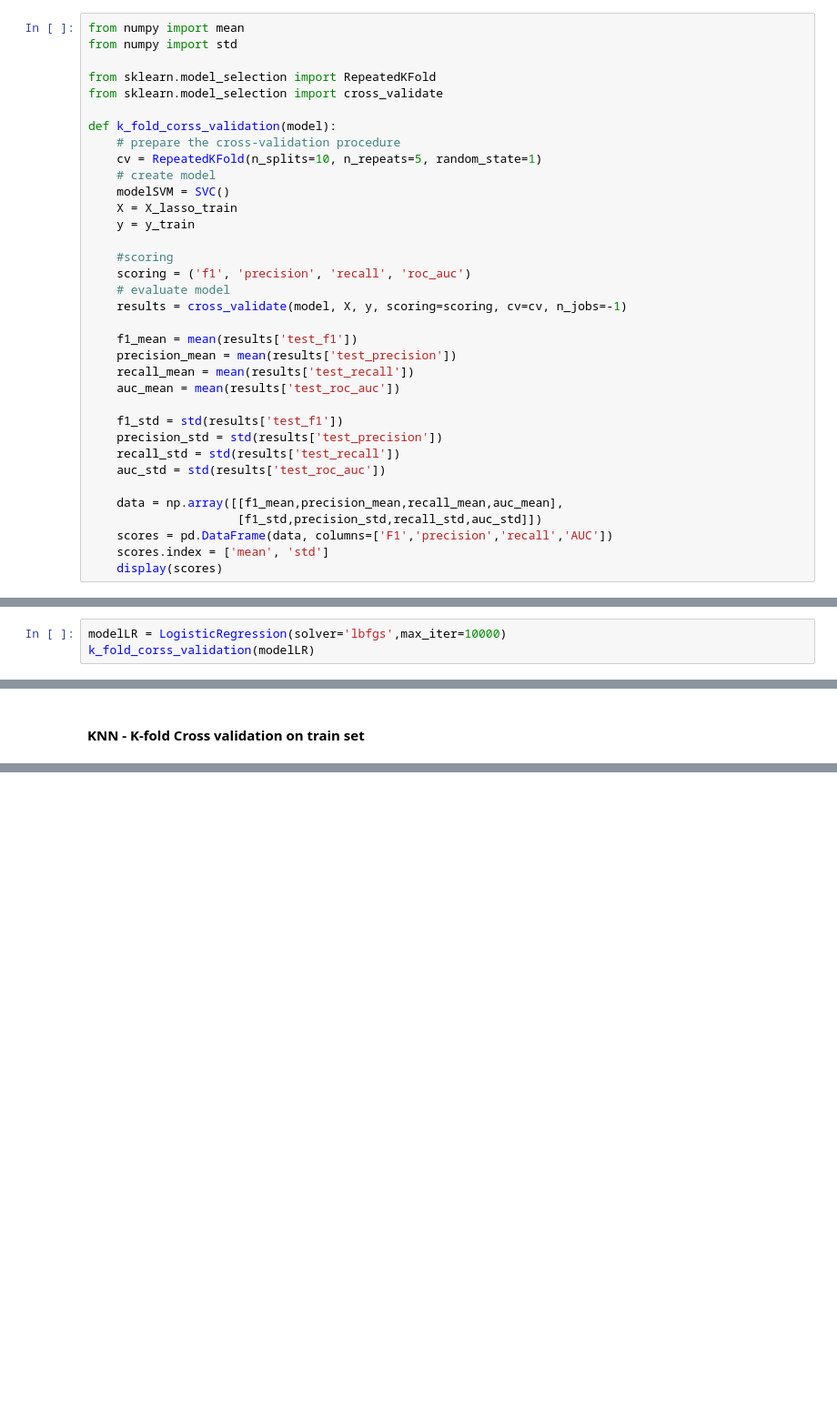
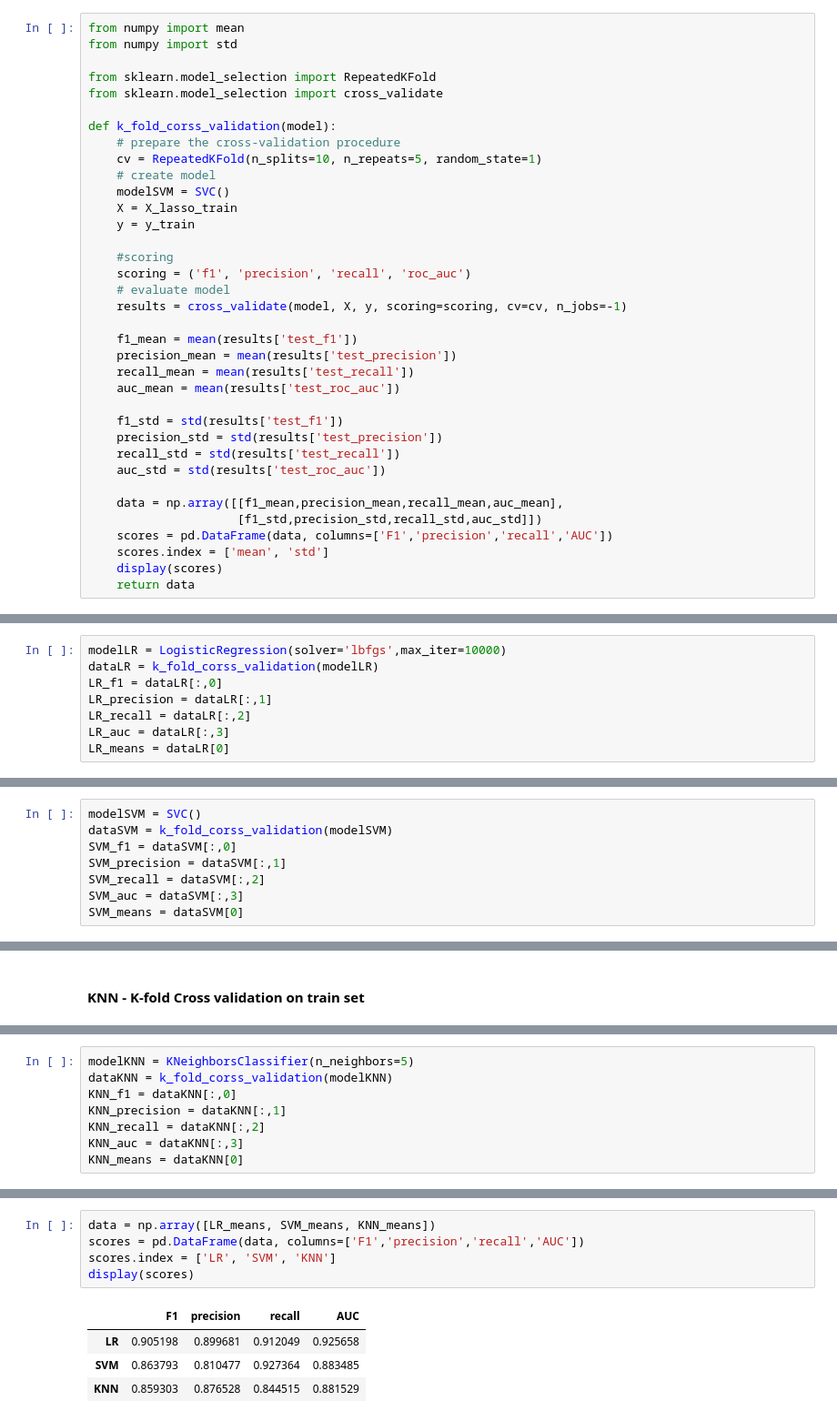
Before and after one commit to jkuhta/is-seminarska2, a Jupyter notebook: seminarska2.ipynb, the cells around one changed output, grey strips where cells are left out. Shown at 91% size. Drawn from its saved outputs; the diff is of its cells as text; blank space fills up the shorter version.

```diff
--- a/seminarska2.ipynb
+++ b/seminarska2.ipynb
@@ -643,11 +643,17 @@ def k_fold_corss_validation(model):
     scores = pd.DataFrame(data, columns=['F1','precision','recall','AUC'])
     scores.index = ['mean', 'std']
     display(scores)
+    return data
 # %% [markdown]
 #### Logistic regression - K-fold Cross validation on train set
 # %%
 modelLR = LogisticRegression(solver='lbfgs',max_iter=10000)
-k_fold_corss_validation(modelLR)
+dataLR = k_fold_corss_validation(modelLR)
+LR_f1 = dataLR[:,0]
+LR_precision = dataLR[:,1]
+LR_recall = dataLR[:,2]
+LR_auc = dataLR[:,3]
+LR_means = dataLR[0]
 # %% [output]
 |  | F1 | precision | recall | AUC |
 | mean | 0.905198 | 0.899681 | 0.912049 | 0.925658 |
@@ -663,0 +663,8 @@ k_fold_corss_validation(modelSVM)
+# %%
+modelSVM = SVC()
+dataSVM = k_fold_corss_validation(modelSVM)
+SVM_f1 = dataSVM[:,0]
+SVM_precision = dataSVM[:,1]
+SVM_recall = dataSVM[:,2]
+SVM_auc = dataSVM[:,3]
+SVM_means = dataSVM[0]
@@ -675,0 +677,8 @@ For prediction on test set we will use Logistic Regression, since it has the bes
+# %%
+modelKNN = KNeighborsClassifier(n_neighbors=5)
+dataKNN = k_fold_corss_validation(modelKNN)
+KNN_f1 = dataKNN[:,0]
+KNN_precision = dataKNN[:,1]
+KNN_recall = dataKNN[:,2]
+KNN_auc = dataKNN[:,3]
+KNN_means = dataKNN[0]
@@ -675,0 +745,10 @@ For prediction on test set we will use Logistic Regression, since it has the bes
+# %%
+data = np.array([LR_means, SVM_means, KNN_means])
+scores = pd.DataFrame(data, columns=['F1','precision','recall','AUC'])
+scores.index = ['LR', 'SVM', 'KNN']
+display(scores)
+# %% [output]
+|  | F1 | precision | recall | AUC |
+| LR | 0.905198 | 0.899681 | 0.912049 | 0.925658 |
+| SVM | 0.863793 | 0.810477 | 0.927364 | 0.883485 |
+| KNN | 0.859303 | 0.876528 | 0.844515 | 0.881529 |
```
Also changed, not shown: parts of 29 cells of this notebook.
